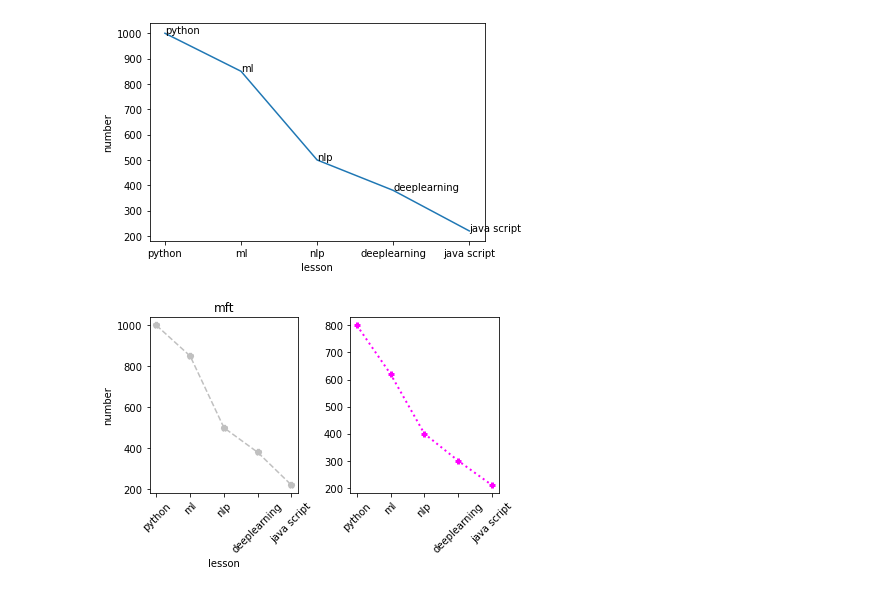
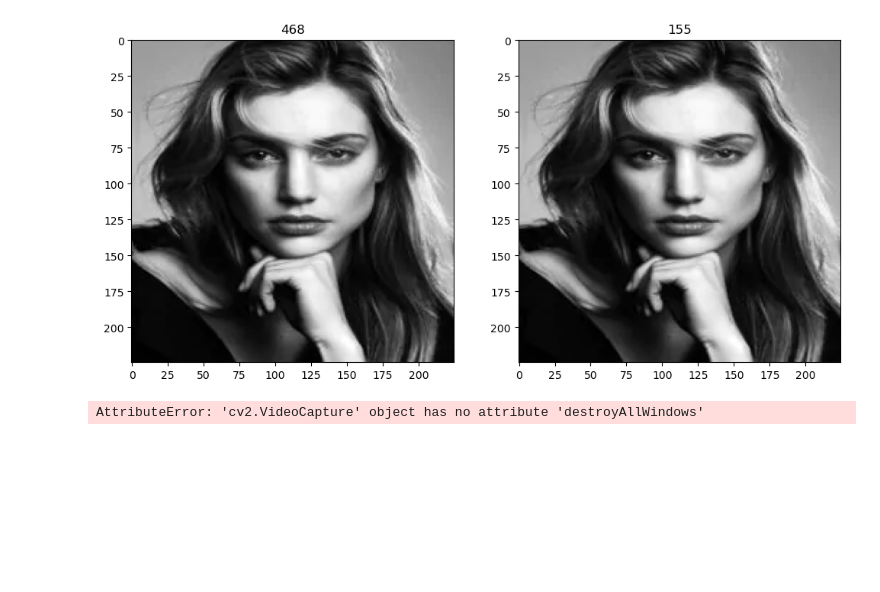
Before and after one commit to Amsh23/programming-learning-portfolio, a Jupyter notebook: part02.ipynb, the cells around one changed output. Cells and saved outputs as stored; diff of their text form; code cells hidden in the pictures; blank space fills up the shorter version.

```diff
--- a/part02.ipynb
+++ b/part02.ipynb
@@ -145,28 +5,31 @@ plt.show()
-# %%
-plt.xlabel("lesson")
-plt.ylabel("number")
-plt.plot(lesson,number)
-
-for i in range(len(lesson)):
-    plt.text(i,number[i],lesson[i])
-
-plt.show()
-# %% [output]
-[figure, removed]
-# %%
-# plt.subplot(121)
-plt.subplot(1,2,1)
-plt.xlabel("lesson")
-plt.ylabel("number")
-plt.xticks(rotation=45)
-plt.title("mft")
-plt.plot(lesson,mft,ls="--", marker="*", mew=3, color="silver")
-
-plt.subplot(122)
-plt.xticks(rotation=45)
-plt.plot(lesson,sharif,ls=":", marker="+",lw=2, mew=3, color="magenta")
-plt.tight_layout()
-
-plt.show()
-# %% [output]
-[figure, removed]
+# %%
+def var(image):
+    return cv2.Laplacian(image, cv2.CV_64F).var()
+# %%
+image1 = cv2.imread(r"C:\Users\Student\Desktop\pic08\004.jpeg", 0)
+image2 = cv2.imread(r"C:\Users\Student\Desktop\pic08\0014.jpg", 0)
+metric_image1 = var(image1)
+metric_image2 = var(image2)
+plt.figure(figsize = [12, 7])
+plt.subplot(121);plt.imshow(image1, cmap = "gray");plt.title(round(metric_image1))
+plt.subplot(122);plt.imshow(image1, cmap = "gray");plt.title(round(metric_image2))
+plt.show()
+# %% [output]
+[figure, added]
+# %%
+cap = cv2.VideoCapture(0)
+while True:
+    ret, frame = cap.read()
+    gray = cv2.cvtColor(frame, cv2.COLOR_BGR2GRAY)
+    metric = var(gray)
+    color = (0, 0, 255)
+    if metric > 37:
+        color = (0, 255, 0)
+    cv2.putText(frame, str(metric), (30, 30), cv2.FONT_HERSHEY_COMPLEX, 1, color)
+    cv2.imshow("webcam", frame)
+    if cv2.waitKey(1)&0xFF == 27:
+        break
+cap.release()
+cap.destroyAllWindows()
+# %% [output]
+AttributeError: 'cv2.VideoCapture' object has no attribute 'destroyAllWindows'
```
Also changed, not shown: parts of 20 cells of this notebook, 19 other files.
